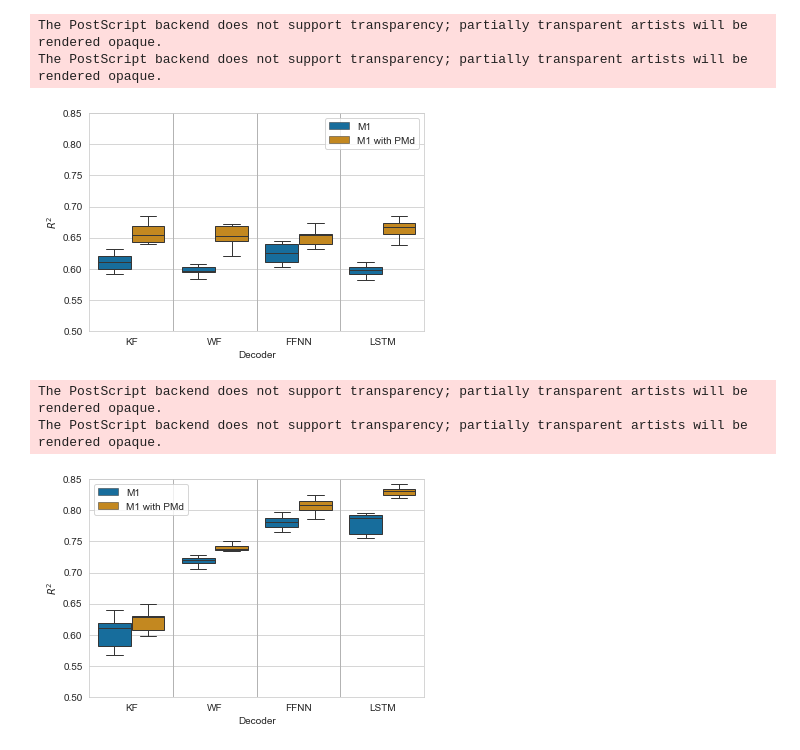
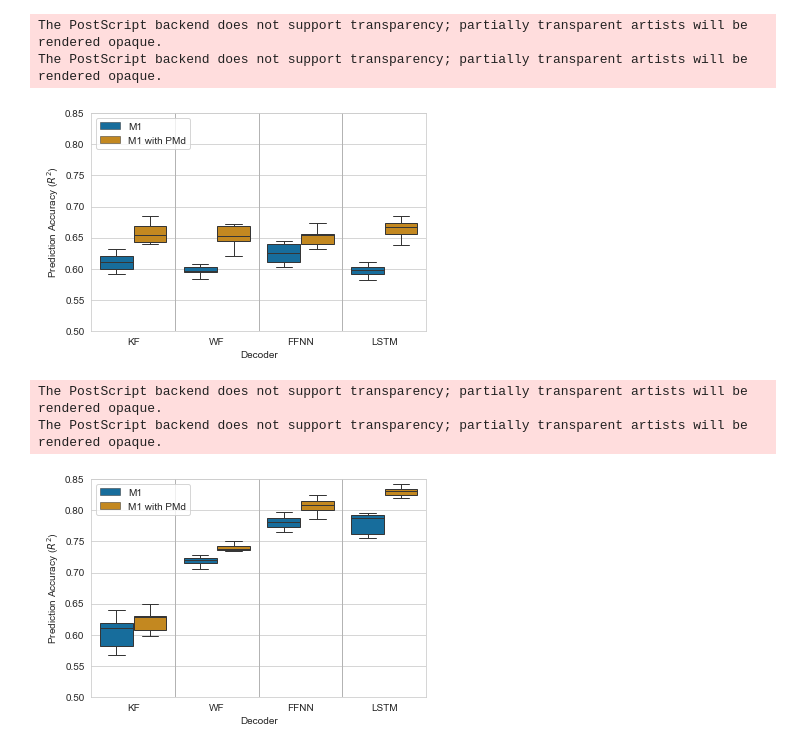
Before and after one commit to jonskerlj/Enhancing_BMIs, a Jupyter notebook: Report figures/SR_task_figures.ipynb, the cells around one changed output. Drawn from its saved outputs; the diff is of its cells as text; code cells hidden in the pictures.

Commit message:
Modified R2 graphs

```diff
--- a/Report figures/SR_task_figures.ipynb
+++ b/Report figures/SR_task_figures.ipynb
@@ -8,71 +8,71 @@ import pandas as pd
 # Position results
 KF_M1 = {
         "Decoder": pd.Series(["KF", "KF", "KF", "KF", "KF"]),
-        "$R^2$": pd.Series([0.611, 0.591, 0.632, 0.621, 0.599]),
+        "Prediction Accuracy ($R^2$)": pd.Series([0.611, 0.591, 0.632, 0.621, 0.599]),
         "Data": pd.Series(["M1", "M1", "M1", "M1", "M1"])
    }
 KF_M1_df = pd.DataFrame(KF_M1)
 KF_M1_PMd = {
         "Decoder": pd.Series(["KF", "KF", "KF", "KF", "KF"]),
-        "$R^2$": pd.Series([0.655, 0.643, 0.684, 0.669, 0.639]),
+        "Prediction Accuracy ($R^2$)": pd.Series([0.655, 0.643, 0.684, 0.669, 0.639]),
         "Data": pd.Series(["M1 with PMd", "M1 with PMd", "M1 with PMd", "M1 with PMd","M1 with PMd"])
    }
 KF_M1_PMd_df = pd.DataFrame(KF_M1_PMd)
 # %%
 WF_M1 = {
         "Decoder": pd.Series(["WF", "WF", "WF", "WF", "WF"]),
-        "$R^2$": pd.Series([0.594, 0.602, 0.607, 0.597, 0.584]),
+        "Prediction Accuracy ($R^2$)": pd.Series([0.594, 0.602, 0.607, 0.597, 0.584]),
         "Data": pd.Series(["M1", "M1", "M1", "M1", "M1"])
    }
 
 WF_M1_df = pd.DataFrame(WF_M1)
 WF_M1_PMd = {
         "Decoder": pd.Series(["WF", "WF", "WF", "WF", "WF"]),
-        "$R^2$": pd.Series([0.652, 0.668, 0.672, 0.645, 0.621]),
+        "Prediction Accuracy ($R^2$)": pd.Series([0.652, 0.668, 0.672, 0.645, 0.621]),
         "Data": pd.Series(["M1 with PMd", "M1 with PMd", "M1 with PMd", "M1 with PMd","M1 with PMd"])
    }
 WF_M1_PMd_df = pd.DataFrame(WF_M1_PMd)
 # %%
 FF_M1 = {
         "Decoder": pd.Series(["FFNN", "FFNN", "FFNN", "FFNN", "FFNN"]),
-        "$R^2$": pd.Series([0.610, 0.625, 0.645, 0.602, 0.639]),
+        "Prediction Accuracy ($R^2$)": pd.Series([0.610, 0.625, 0.645, 0.602, 0.639]),
         "Data": pd.Series(["M1", "M1", "M1", "M1", "M1"])
    }
 FF_M1_df = pd.DataFrame(FF_M1)
 FF_M1_PMd = {
         "Decoder": pd.Series(["FFNN", "FFNN", "FFNN", "FFNN", "FFNN"]),
-        "$R^2$": pd.Series([0.640, 0.654, 0.674, 0.631, 0.656]),
+        "Prediction Accuracy ($R^2$)": pd.Series([0.640, 0.654, 0.674, 0.631, 0.656]),
         "Data": pd.Series(["M1 with PMd", "M1 with PMd", "M1 with PMd", "M1 with PMd","M1 with PMd"])
    }
 FF_M1_PMd_df = pd.DataFrame(FF_M1_PMd)
 # %%
 LS_M1 = {
         "Decoder": pd.Series(["LSTM", "LSTM", "LSTM", "LSTM","LSTM"]),
-        "$R^2$": pd.Series([0.582, 0.602, 0.610, 0.592, 0.598]),
+        "Prediction Accuracy ($R^2$)": pd.Series([0.582, 0.602, 0.610, 0.592, 0.598]),
         "Data": pd.Series(["M1", "M1", "M1", "M1", "M1"])
    }
 LS_M1_df = pd.DataFrame(LS_M1)
 LS_M1_PMd = {
         "Decoder": pd.Series(["LSTM", "LSTM", "LSTM", "LSTM","LSTM"]),
-        "$R^2$": pd.Series([0.638, 0.684, 0.674, 0.656, 0.667]),
+        "Prediction Accuracy ($R^2$)": pd.Series([0.638, 0.684, 0.674, 0.656, 0.667]),
         "Data": pd.Series(["M1 with PMd", "M1 with PMd", "M1 with PMd", "M1 with PMd","M1 with PMd"])
    }
 LS_M1_PMd_df = pd.DataFrame(LS_M1_PMd)
 # %%
 pos_res = KF_M1_df.append([KF_M1_PMd_df, WF_M1_df, WF_M1_PMd_df,FF_M1_df, FF_M1_PMd_df, LS_M1_df, LS_M1_PMd_df], ignore_index = True)
 sns.set_palette("colorblind")
 sns.set_style("whitegrid")
-ax = sns.boxplot(x="Decoder", y="$R^2$", hue="Data", data = pos_res, showfliers = False, linewidth=1)
+ax = sns.boxplot(x="Decoder", y="Prediction Accuracy ($R^2$)", hue="Data", data = pos_res, showfliers = False, linewidth=1)
 [ax.axvline(x+.5,color=(0.7, 0.7, 0.7), linewidth=1) for x in ax.get_xticks()]
-plt.legend(loc="best")
+plt.legend(loc="upper left")
 plt.ylim([0.5, 0.85])
 plt.savefig('figures/R2_SR_pos.png')
 plt.savefig('figures/R2_SR_pos.eps', format='eps')
 plt.show()
 # %% [output]
 The PostScript backend does not support transparency; partially transparent artists will be rendered opaque.
 The PostScript backend does not support transparency; partially transparent artists will be rendered opaque.
-[figure, old version]
+[figure, new version]
 # %%
 # Velocity results
 KF_M1 = {
@@ -129,7 +129,7 @@ LS_M1_PMd_df = pd.DataFrame(LS_M1_PMd)
 # %%
 vel_res = KF_M1_df.append([KF_M1_PMd_df, WF_M1_df, WF_M1_PMd_df, FF_M1_df, FF_M1_PMd_df,LS_M1_df, LS_M1_PMd_df], ignore_index = True)
 sns.set_style("whitegrid")
-ax = sns.boxplot(x="Decoder", y="$R^2$", hue="Data", data = vel_res, showfliers = False, linewidth=1)
+ax = sns.boxplot(x="Decoder", y="Prediction Accuracy ($R^2$)", hue="Data", data = vel_res, showfliers = False, linewidth=1)
 [ax.axvline(x+.5,color=(0.7, 0.7, 0.7), linewidth=1) for x in ax.get_xticks()]
 plt.legend(loc="best")
 plt.ylim([0.5, 0.85])
@@ -139,4 +139,4 @@ plt.show()
 # %% [output]
 The PostScript backend does not support transparency; partially transparent artists will be rendered opaque.
 The PostScript backend does not support transparency; partially transparent artists will be rendered opaque.
-[figure, old version]
+[figure, new version]
```
Also changed, not shown: parts of 4 cells of this notebook, 33 other files.
